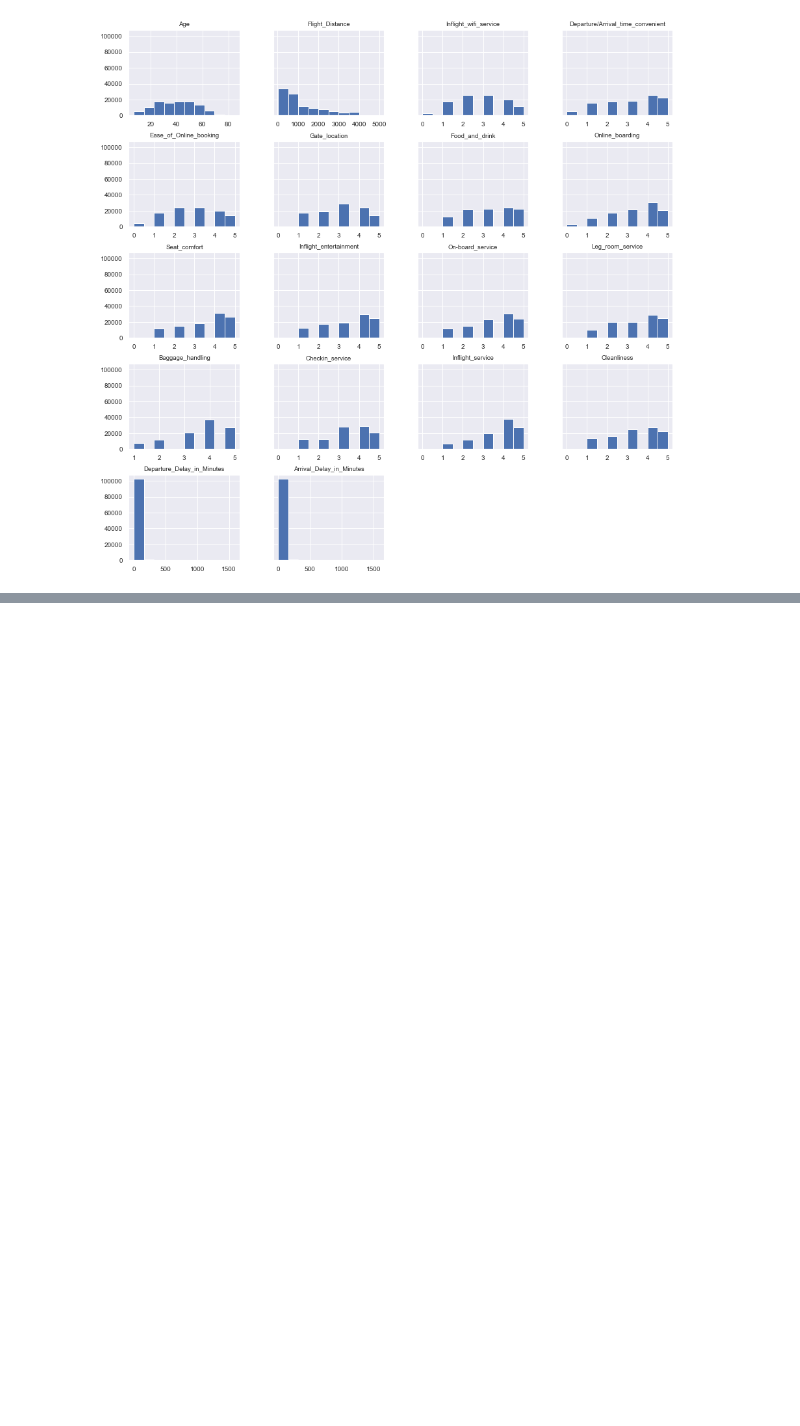
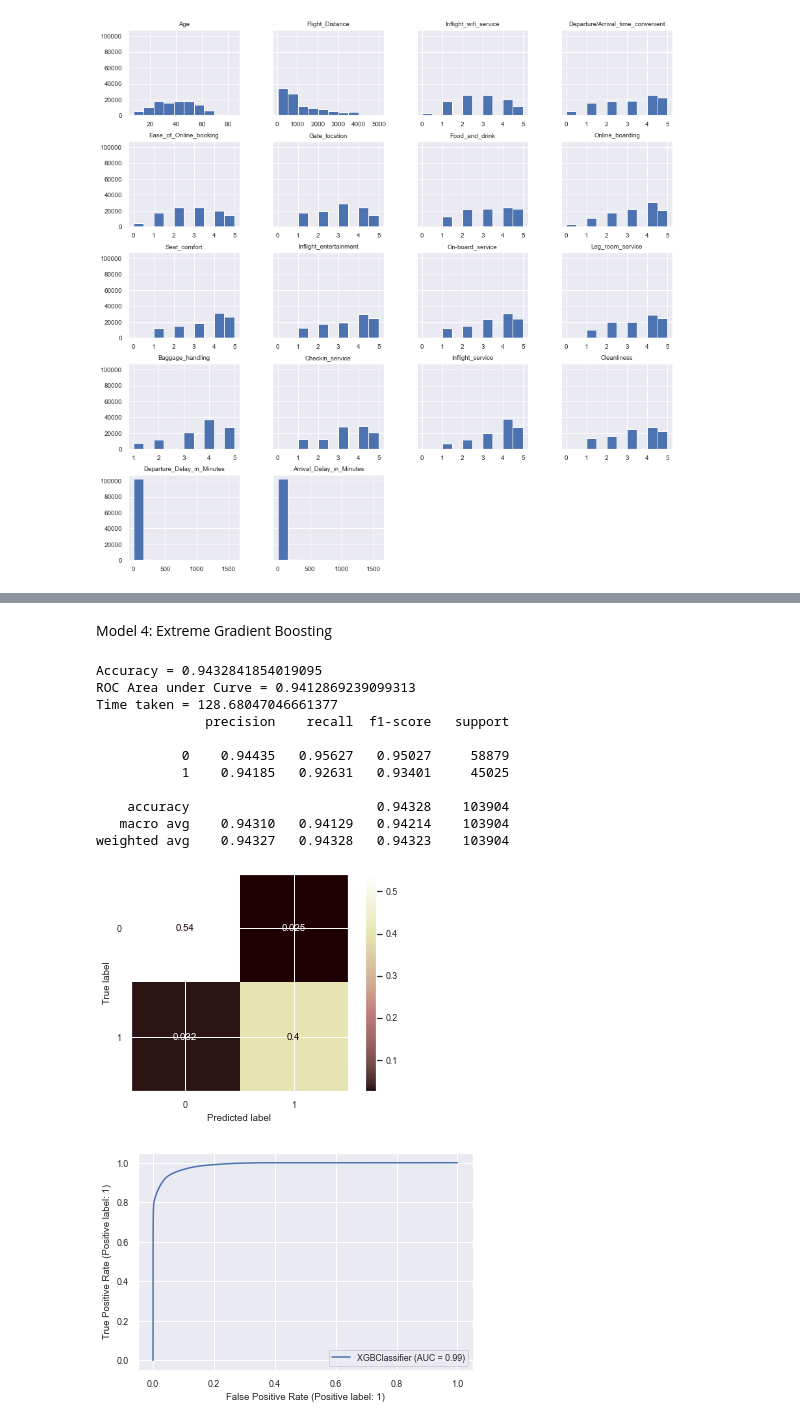
Before and after one commit to speplinski3/G3_Santander_Customer_Satisfaction, a Jupyter notebook: Final_Code.ipynb, the cells around one changed output, grey strips where cells are left out. Drawn from its saved outputs; the diff is of its cells as text; code cells hidden in the pictures; blank space fills up the shorter version.

```diff
--- a/Final_Code.ipynb
+++ b/Final_Code.ipynb
@@ -313,0 +475,25 @@ Higher correlation with satisfaction: Type_of_Travel, Class, Online_boarding, Se
+# %% [markdown]
+Model 4: Extreme Gradient Boosting
+# %%
+import xgboost as xgb
+
+params_xgb ={'n_estimators': 500,
+            'max_depth': 16}
+
+model_xgb = xgb.XGBClassifier(**params_xgb)
+
+model_xgb, accuracy_xgb, roc_auc_xgb, tt_xgb = run_model(model_xgb, X_train, y_train, X_test, y_test)
+# %% [output]
+Accuracy = 0.9432841854019095
+ROC Area under Curve = 0.9412869239099313
+Time taken = 128.68047046661377
+              precision    recall  f1-score   support
+
+           0    0.94435   0.95627   0.95027     58879
+           1    0.94185   0.92631   0.93401     45025
+
+    accuracy                        0.94328    103904
+   macro avg    0.94310   0.94129   0.94214    103904
+weighted avg    0.94327   0.94328   0.94323    103904
+[figure, added]
+[figure, added]
```
Also changed, not shown: parts of 47 cells of this notebook.
